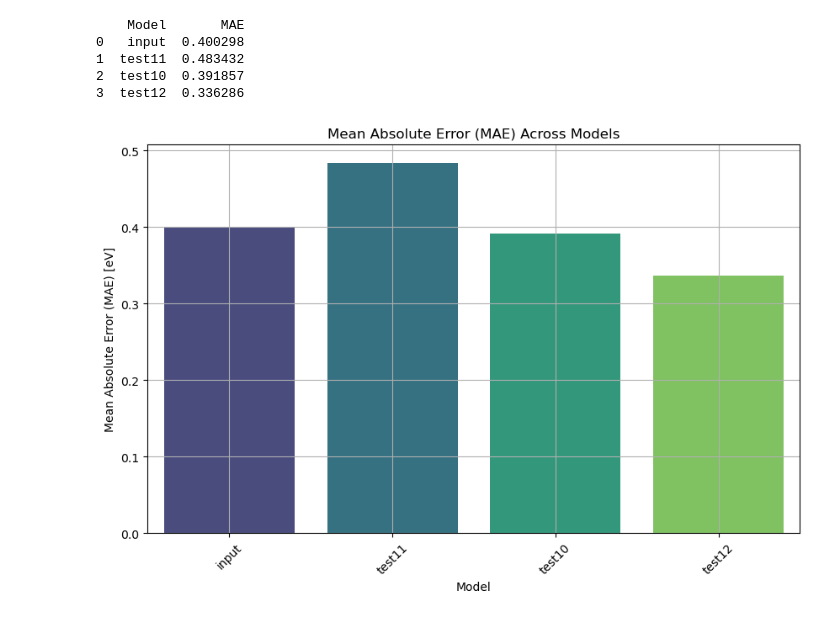
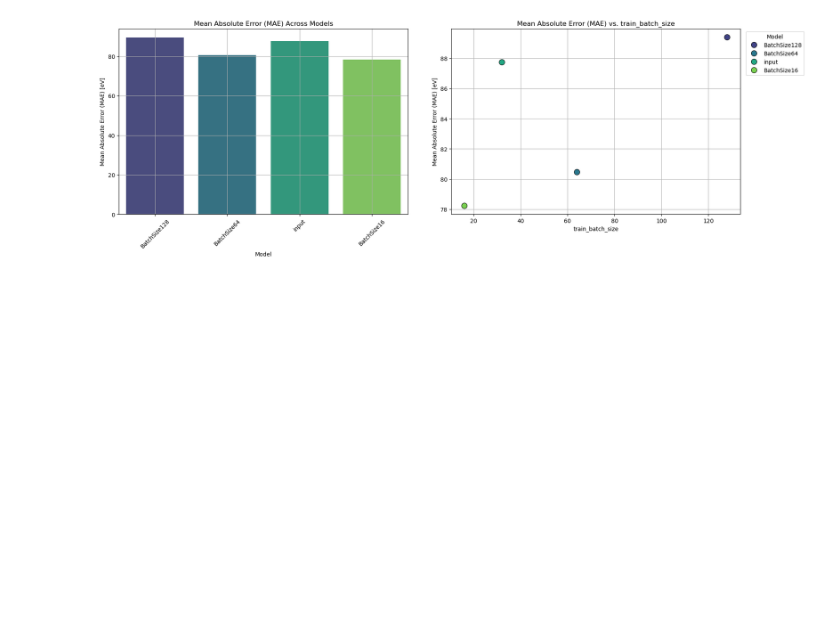
Before and after one commit to LopezGroup-ICIQ/oxides_ML, a Jupyter notebook: notebooks/ML_comparison.ipynb, the cells around one changed output. Cells and saved outputs as stored; diff of their text form; code cells hidden in the pictures; blank space fills up the shorter version.

```diff
--- a/notebooks/ML_comparison.ipynb
+++ b/notebooks/ML_comparison.ipynb
@@ -4,48 +4,8 @@ import seaborn as sns
 import matplotlib.pyplot as plt
 
 import os
+import ast
 
 
-parent_dir = "/home/tvanhout/oxides_ML/models/firsttest"
+parent_dir = "/home/tvanhout/oxides_ML/models/batch_size"
+independent_variable = 'train_batch_size'
-# %%
-# Create an empty list to store data for each model
-model_data = []
-
-# Loop through each subdirectory (each containing test_set.csv and uq.csv)
-for model_folder in os.listdir(parent_dir):
-    model_path = os.path.join(parent_dir, model_folder)
-
-    if os.path.isdir(model_path):  # Ensure it's a directory
-        try:
-            # Load test set results
-            test_set_path = os.path.join(model_path, "test_set.csv")
-            uq_path = os.path.join(model_path, "uq.csv")
-
-            if os.path.exists(test_set_path) and os.path.exists(uq_path):
-                df_test = pd.read_csv(test_set_path)
-                df_uq = pd.read_csv(uq_path)
-
-                # Compute relevant metrics
-                mae = df_test["Abs_error_eV"].mean()
-
-                # Append results to the list
-                model_data.append({
-                    "Model": model_folder,
-                    "MAE": mae,
-                })
-
-        except Exception as e:
-            print(f"Error processing {model_folder}: {e}")
-
-df_summary = pd.DataFrame(model_data)
-
-# Save summary to CSV
-#df_summary.to_csv("model_comparison_summary.csv", index=False)
-
-print(df_summary)
-# %% [output]
-    Model       MAE
-0   input  0.400298
-1  test11  0.483432
-2  test10  0.391857
-3  test12  0.336286
@@ -52,13 +53,29 @@ print(df_summary)
 # %%
-plt.figure(figsize=(10,6))
-sns.barplot(data=df_summary, x='Model', y='MAE', hue='Model', palette='viridis', legend=False)
+plt.figure(figsize=(20, 6))
+
+# First subplot
+df_sorted = df_summary.sort_values([independent_variable], ascending=False).reset_index()
+
+plt.subplot(1, 2, 1)
+sns.barplot(data=df_sorted, x='Model', y='MAE', hue='Model', palette='viridis', legend=False)
 plt.title('Mean Absolute Error (MAE) Across Models')
 plt.ylabel('Mean Absolute Error (MAE) [eV]')
 plt.xticks(rotation=45)
 plt.grid(True)
+
+# Second subplot
+plt.subplot(1, 2, 2)
+sns.scatterplot(data=df_sorted, x=independent_variable, y='MAE', hue='Model', palette='viridis', s=100, edgecolor='black')
+plt.xlabel(independent_variable)
+plt.ylabel('Mean Absolute Error (MAE) [eV]')
+plt.title(f'Mean Absolute Error (MAE) vs. {independent_variable}')
+plt.legend(title='Model', bbox_to_anchor=(1.01, 1), loc='upper left')
+plt.grid(True)
+
+plt.subplots_adjust(wspace=0.15)
 plt.show()
 # %% [output]
-[figure, old version]
+[figure, new version]
 # %%
 plt.figure(figsize=(10,6))
 
```
Also changed, not shown: parts of 2 cells of this notebook, 27 other files.
